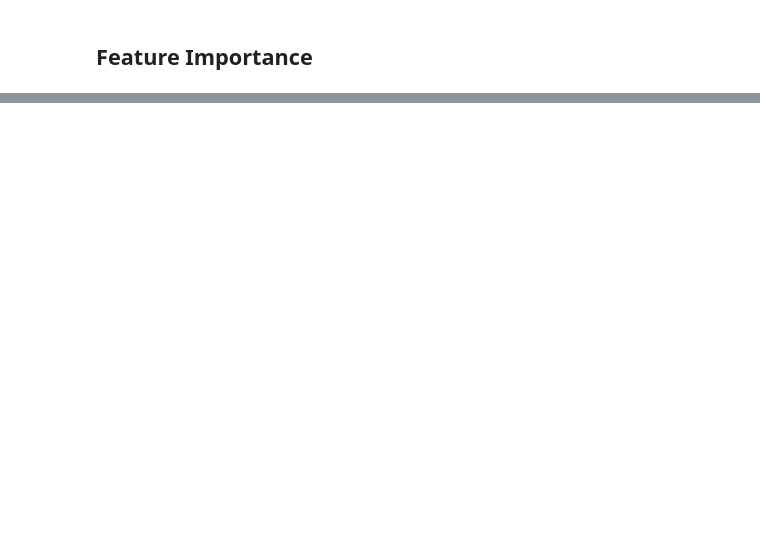
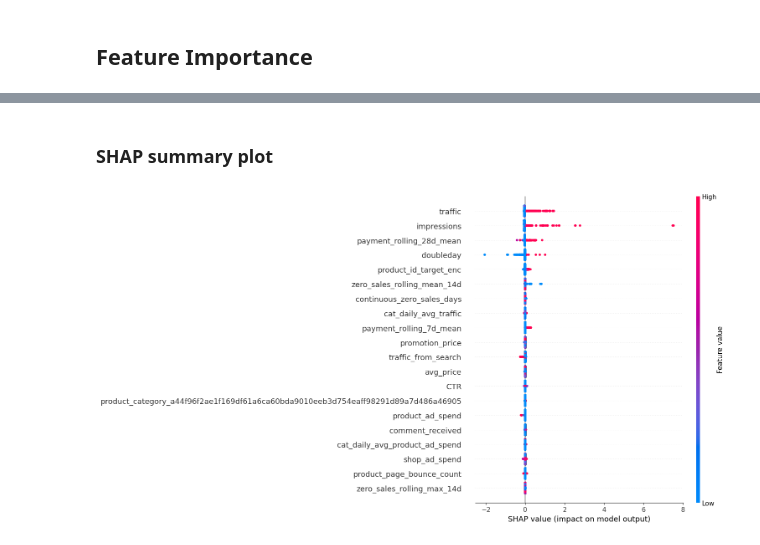
Before and after one commit to theneighbor73/ecommerce_sales_prediction_model, a Jupyter notebook: only_model.ipynb, the cells around one changed output, grey strips where cells are left out. Saved outputs shown, nothing was run; the diff lists cells and outputs as text; code cells hidden in the pictures; blank space fills up the shorter version.

```diff
--- a/only_model.ipynb
+++ b/only_model.ipynb
@@ -277,0 +335,9 @@ TBU
+# %% [markdown]
+### SHAP summary plot
+# %%
+explainer = shap.Explainer(final_model)
+shap_values = explainer(X_test)
+shap_interaction_values = explainer.shap_interaction_values(X_test)
+shap.summary_plot(shap_values, X_test)
+# %% [output]
+[figure, added]
```
Also changed, not shown: parts of 26 cells of this notebook, 4 other files.
